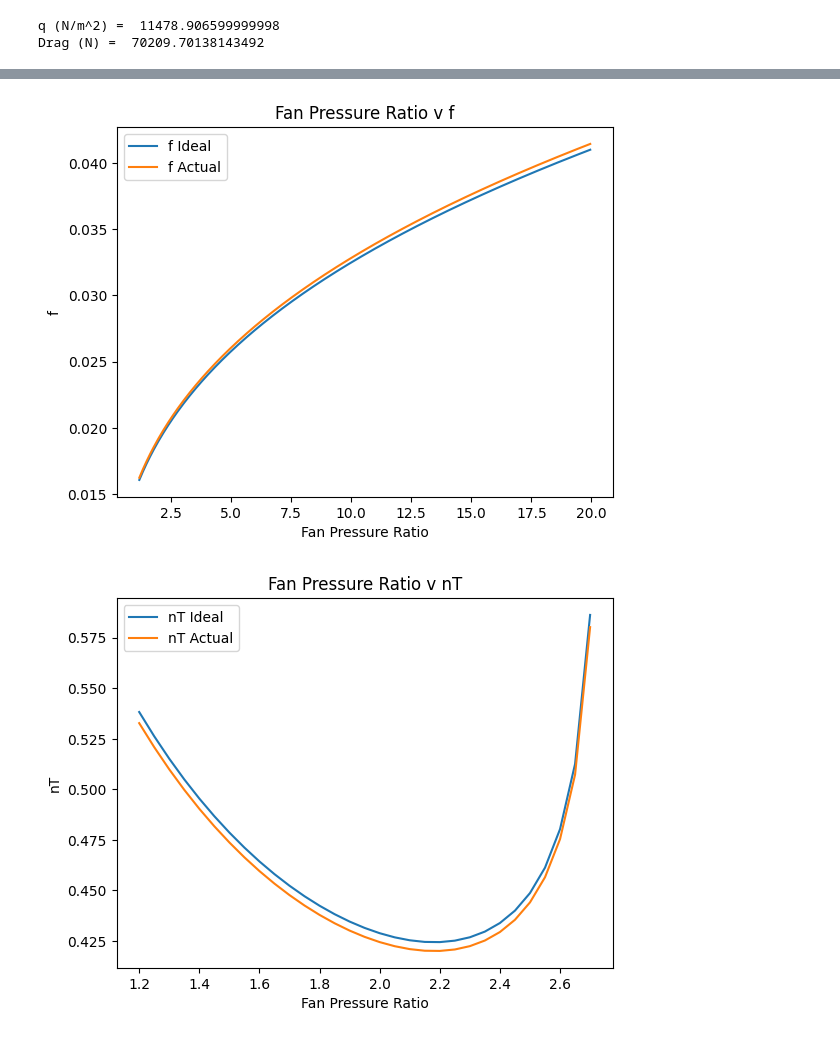
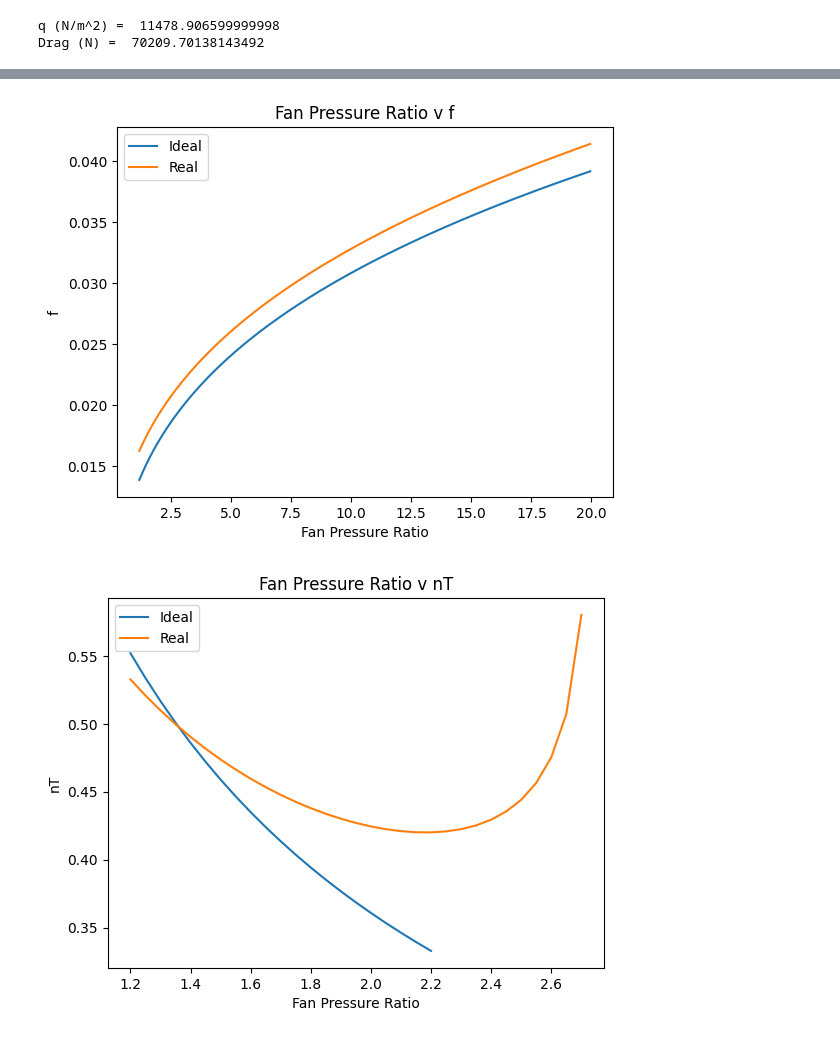
Before and after one commit to kavourbm/AEEM4063-Team15, a Jupyter notebook: Part B.ipynb, the cells around one changed output, grey strips where cells are left out. Saved outputs shown, nothing was run; the diff lists cells and outputs as text; code cells hidden in the pictures.

Commit message:
updated charting in part B

```diff
--- a/Part B.ipynb
+++ b/Part B.ipynb
@@ -149,7 +149,7 @@ def EngineIdeal(bypass,fpr,cpr):
 
     fmnot = F/mdot
 
-    return np.array([fmnot,TSFCideal,fideal,fideal,nTideal,nP,nOideal])
+    return np.array([fmnot,TSFCideal,fideal,nTideal,nP,nOideal])
 # %%
 # Fan (Compressor)
 
@@ -288,16 +288,22 @@ bypassvariedresultsideal = np.array(EngineIdeal(5,fpr,cpr))
 for i in bypassratios:
     bypassvariedresultsideal = np.vstack((bypassvariedresultsideal,EngineIdeal(i,fpr,cpr)))
 
+bypassvariedresultsreal = np.array(EngineReal(5,fpr,cpr))
+
+for i in bypassratios:
+    bypassvariedresultsreal = np.vstack((bypassvariedresultsreal,EngineReal(i,fpr,cpr)))
+
 bypassratios = np.arange(5,21,0.1)
 
 it = 0
 
 names = np.array(['F/m_o','TSFC','f','nT','nP','nO'])
 
-while it < 10:
-    plt.plot(bypassratios,bypassvariedresultsideal[:,it])
+while it < 6:
+    plt.plot(bypassratios,bypassvariedresultsideal[:,it],'-',bypassratios,bypassvariedresultsreal[:,it],'-')
     plt.xlabel('Bypass Ratio')
     plt.ylabel(names[it])
+    plt.legend(['Ideal','Real'])
     plt.title('Bypass Ratio v '+names[it])
     plt.show()
 
@@ -316,34 +320,27 @@ bpr = 10
 fpr = np.arange(1.25,20,0.05)
 cpr = 36
 
-fprresults = np.array(Engine(bpr,1.2,cpr))
+fprideal = np.array(EngineIdeal(bpr,1.2,cpr))
 
 for i in fpr:
-    fprresults = np.vstack((fprresults,Engine(bpr,i,cpr)))
+    fprideal = np.vstack((fprideal,EngineIdeal(bpr,i,cpr)))
+
+fprreal = np.array(EngineReal(bpr,1.2,cpr))
+
+for i in fpr:
+    fprreal = np.vstack((fprreal,EngineReal(bpr,i,cpr)))
 
 fpr = np.arange(1.2,20,0.05)
 
 it = 0
 
-names = np.array(['F/m_o','TSFC Ideal','TSFC Actual','f Ideal','f Actual','nT Ideal','nT Actual','nP','nO Ideal','nO Actual'])
-names2 = np.array(['F/m_o','TSFC','TSFC','f','f','nT','nT','nP','nO','nO'])
+while it < 6:
+    plt.plot(fpr,fprideal[:,it],'-',fpr,fprreal[:,it],'-')
+    plt.xlabel('Fan Pressure Ratio')
+    plt.ylabel(names[it])
+    plt.legend(['Ideal','Real'])
+    plt.title('Fan Pressure Ratio v '+names[it])
+    plt.show()
 
-while it < 10:
-    if it == 1 or it == 3 or it == 5 or it == 8:
-        plt.plot(fpr,fprresults[:,it],'-',fpr,fprresults[:,it+1],'-')
-        plt.xlabel('Fan Pressure Ratio')
-        plt.ylabel(names2[it])
-        plt.legend([names[it],names[it+1]])
-        plt.title('Fan Pressure Ratio v '+names2[it])
-        plt.show()
-
-        it += 2
-    else:
-        plt.plot(fpr,fprresults[:,it])
-        plt.xlabel('Fan Pressure Ratio')
-        plt.ylabel(names[it])
-        plt.title('Fan Pressure Ratio v '+names[it])
-        plt.show()
-
-        it += 1
+    it += 1
 # %% [output]
@@ -352,2 +349,2 @@ while it < 10:
-[figure, old version]
+[figure, new version]
-[figure, old version]
+[figure, new version]
```
Also changed, not shown: parts of 3 cells of this notebook.
